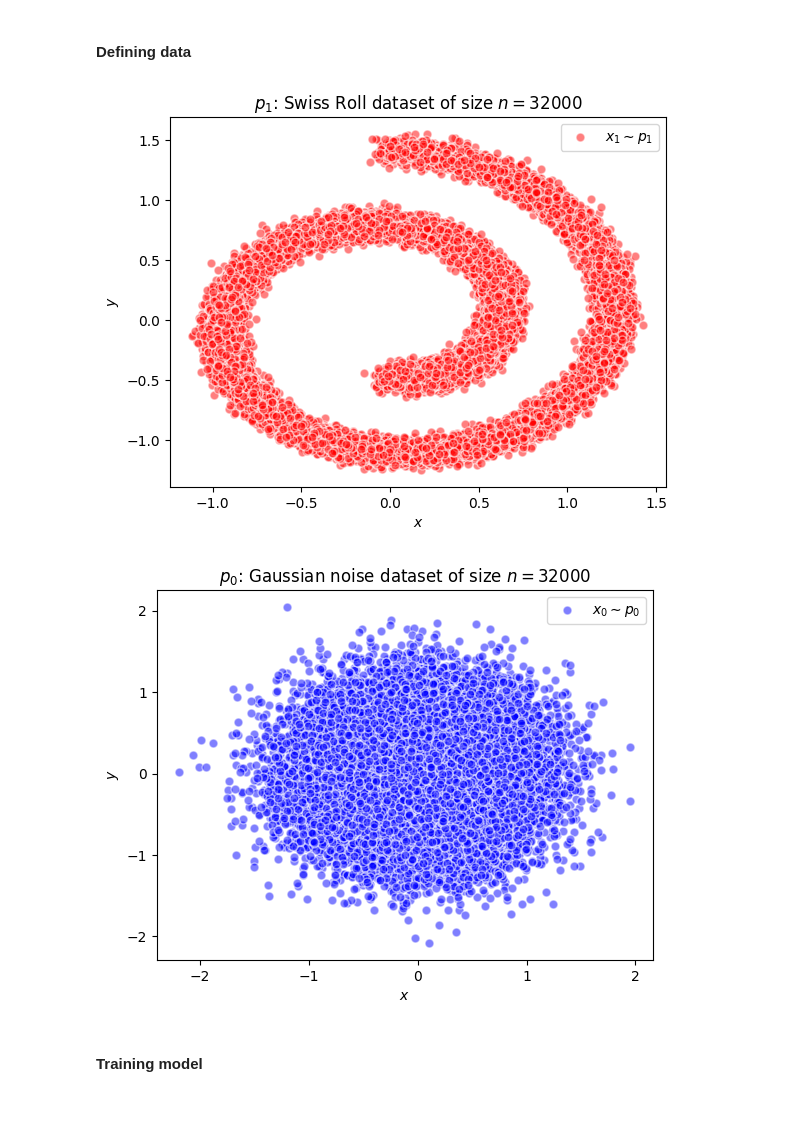
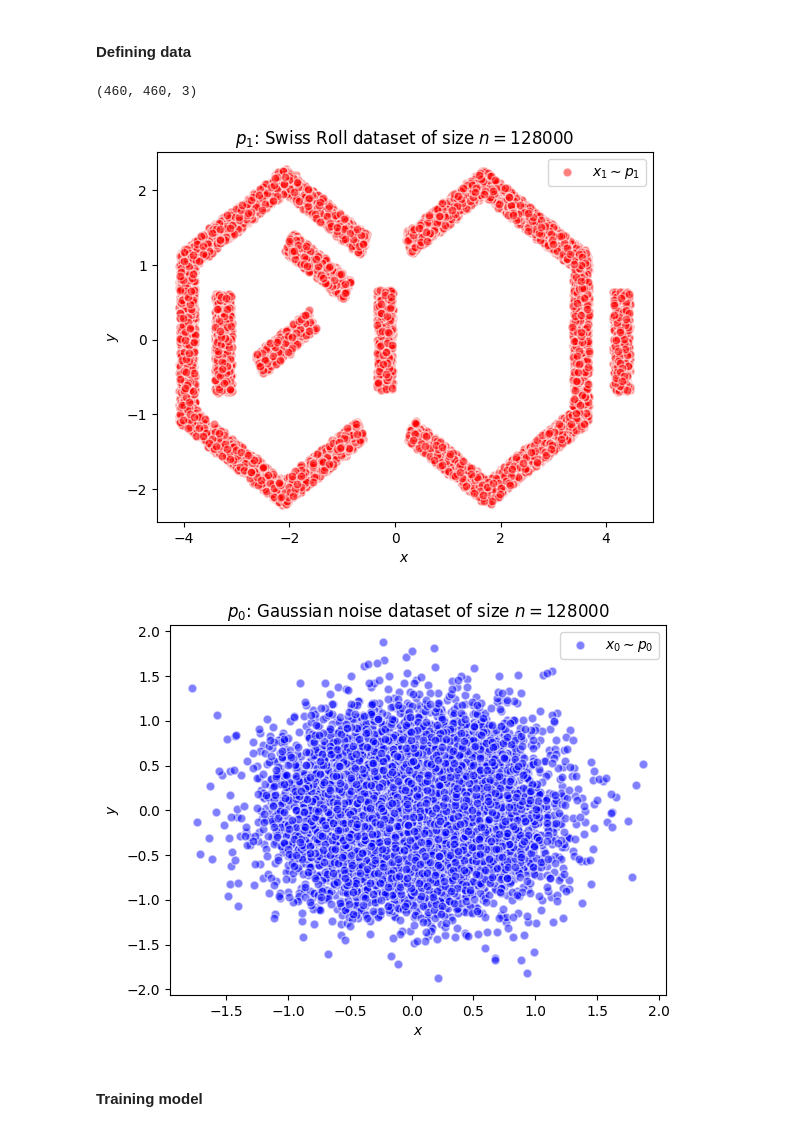
Before and after one commit to AlfredPichard/LADMG, a Jupyter notebook: introduction_notebooks/triana_paul/alpha_deblending.ipynb, the cells around one changed output. Cells and saved outputs as stored; diff of their text form; code cells hidden in the pictures.

```diff
--- a/introduction_notebooks/triana_paul/alpha_deblending.ipynb
+++ b/introduction_notebooks/triana_paul/alpha_deblending.ipynb
@@ -68,35 +70,62 @@ class IADB(nn.Module):
         return denoised_samples
 # %% [markdown]
 #### Defining data
+# %%
+def get_dataset(N = 50000):
+    img = mpimg.imread("../../resources/datasets/acids.png")
+
+    img = (img * 255).astype(np.uint8)
+    print(img.shape)
+
+    img = Image.fromarray(img).convert('L')
+    gray_array = np.asarray(img)
+
+    positions = np.random.rand(2, N)
+    closest_idx = positions.copy()
+    closest_idx[0] *= gray_array.shape[0]
+    closest_idx[1] *= gray_array.shape[1]
+    closest_idx = closest_idx.astype(int)
+    density = np.zeros((N))
+
+    for i in range(N):
+        p1 = closest_idx[:, i]
+        density[i] = (gray_array[459-p1[1], p1[0]] - 105)/138
+
+
+    probs = np.random.rand(N)
+    positions_final = positions[:,probs>density]
+    return torch.from_numpy(positions_final.T).float()*10-5
 # %%
 def sample_batch(size, noise=0.5):
     x, _= make_swiss_roll(size, noise=noise)
     return x[:, [0, 2]] / 10.0
 
-batch_size = 32
+batch_size = 128
 n_batches_train = int(1e3)
 n_data_train = n_batches_train * batch_size
-x_1_train = torch.from_numpy(sample_batch(n_data_train))
+#x_1_train = torch.from_numpy(sample_batch(n_data_train))
+x_1_train = get_dataset(N = n_data_train)
 x_0_train = torch.randn_like(x_1_train)*0.5
 
 plt.figure()
 plt.scatter(*x_1_train.T, alpha=0.5, color='red', edgecolor='white', s=40, label=r'$x_1 \sim p_1$')
 plt.title(r'$p_1$: Swiss Roll dataset of size $n = {len}$'.format(len = n_data_train))
 plt.xlabel(r'$x$')
 plt.ylabel(r'$y$')
 plt.legend()
 plt.show()
 
 plt.figure()
 plt.scatter(*x_0_train.T, alpha=0.5, color='blue', edgecolor='white', s=40, label=r'$x_0 \sim p_0$')
 plt.title(r'$p_0$: Gaussian noise dataset of size $n = {len}$'.format(len = n_data_train))
 plt.xlabel(r'$x$')
 plt.ylabel(r'$y$')
 plt.legend()
 plt.show()
 # %% [output]
+(460, 460, 3)
-[figure, old version]
+[figure, new version]
-[figure, old version]
+[figure, new version]
 # %% [markdown]
 #### Training model
 # %%
```
Also changed, not shown: parts of 3 cells of this notebook.
